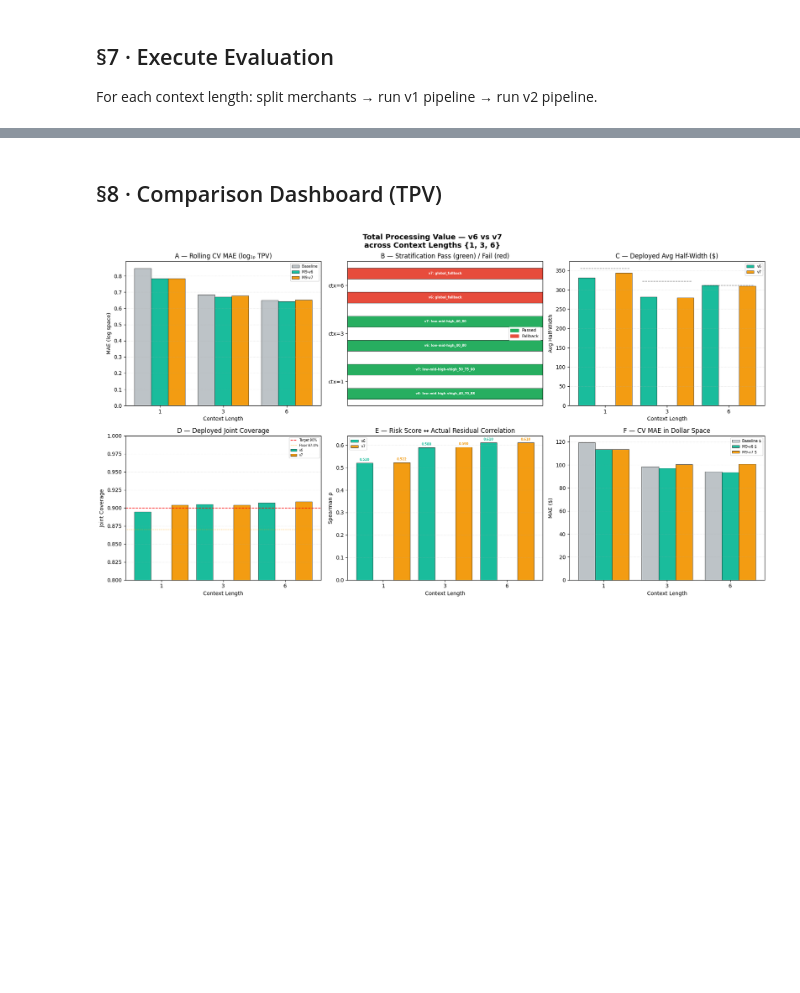
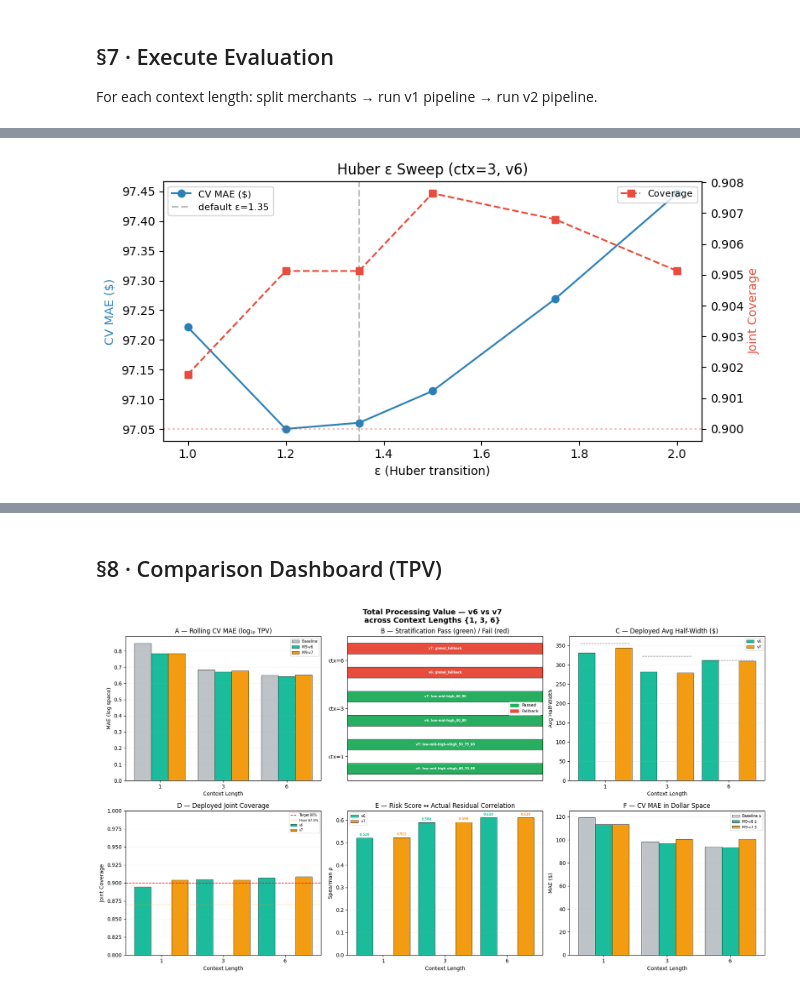
Before and after one commit to Yattmeo/404_found_us, a Jupyter notebook: ml_pipeline/Matt_EDA/Supervised learning/m8_unified_ctx_eval_TPV.ipynb, the cells around one changed output, grey strips where cells are left out. Cells and saved outputs as stored; diff of their text form; code cells hidden in the pictures; blank space fills up the shorter version.

Commit message:
architecture study, ablation study completion for hyperparameters
hyperparams appropriately chosen for this dataset

```diff
--- a/ml_pipeline/Matt_EDA/Supervised learning/m8_unified_ctx_eval_TPV.ipynb
+++ b/ml_pipeline/Matt_EDA/Supervised learning/m8_unified_ctx_eval_TPV.ipynb
@@ -1104,8 +1106,8 @@ def run_pipeline_v5(df_full, train_scen, val_scen, test_scen,
         If True, multiply sample weights by expm1(context_mean_log) so the
         regression prioritises log-accuracy for high-TPV merchants.
     epsilon : float
-        HuberRegressor epsilon parameter (default 1.35). Controls transition
-        from L2 to L1 loss. Smaller = more robust to outliers.
+        HuberRegressor epsilon parameter (default 1.35). Controls the
+        transition between L1 and L2 loss. Smaller = more robust to outliers.
     """
 
     # ── 1. Rolling temporal CV (log-space, for MAE comparison) ────────────────
@@ -1139,10 +1141,10 @@ def run_pipeline_v5(df_full, train_scen, val_scen, test_scen,
         if dollar_weight:
             sw *= np.array([np.expm1(np.mean(s['context_data'][LOG_TARGET].values))
                             for s in tr_f])
-            m = HuberRegressor(epsilon=epsilon, max_iter=500)
+
         preds_log = np.zeros_like(y_te_log, dtype=float)
         for h in range(HORIZON_LEN):
-            m = HuberRegressor(epsilon=1.35, max_iter=500)
+            m = HuberRegressor(epsilon=epsilon, max_iter=500)
             m.fit(X_tr_raw, y_tr_log[:, h], sample_weight=sw)
             preds_log[:, h] = m.predict(X_te_raw)
 
@@ -1197,10 +1199,10 @@ def run_pipeline_v5(df_full, train_scen, val_scen, test_scen,
                         for s in train_ci])
 
     cal_preds_log = np.zeros_like(y_cal_log, dtype=float)
-        m = HuberRegressor(epsilon=epsilon, max_iter=500)
+    te_preds_log  = np.zeros_like(y_te_log,  dtype=float)
     models = []
     for h in range(HORIZON_LEN):
-        m = HuberRegressor(epsilon=1.35, max_iter=500)
+        m = HuberRegressor(epsilon=epsilon, max_iter=500)
         m.fit(X_tr_raw, y_tr_log[:, h], sample_weight=sw)
         cal_preds_log[:, h] = m.predict(X_cal_raw)
         te_preds_log[:, h]  = m.predict(X_te_raw)
@@ -1270,10 +1272,10 @@ def run_pipeline_v5(df_full, train_scen, val_scen, test_scen,
         if dollar_weight:
             sw_cf *= np.array([np.expm1(np.mean(s['context_data'][LOG_TARGET].values))
                                for s in cf_tr])
-            mcf = HuberRegressor(epsilon=epsilon, max_iter=500)
+
         preds_cf_log = np.zeros_like(y_cf_te_log, dtype=float)
         for h in range(HORIZON_LEN):
-            mcf = HuberRegressor(epsilon=1.35, max_iter=500)
+            mcf = HuberRegressor(epsilon=epsilon, max_iter=500)
             mcf.fit(X_cf_tr, y_cf_tr_log[:, h], sample_weight=sw_cf)
             preds_cf_log[:, h] = mcf.predict(X_cf_te)
 
@@ -1420,7 +1422,6 @@ def run_pipeline_v5(df_full, train_scen, val_scen, test_scen,
         'width_reduction_pct': width_red,
         'spearman_rho': rho, 'spearman_p': rho_p,
         'feature_importances': dict(zip(risk_names, avg_imp)),
-
         'bias_correction_var': cv_log_var,
     }
 # %%
@@ -2223,0 +2222,60 @@ Each k value requires rebuilding the kNN cache (~2–5 min each).
+# %%
+# ── ε sweep (fixed ctx=3, v6 config, existing kNN cache k=10) ─────────────────
+eps_sweep_results = []
+
+for eps_val in EPSILON_VALUES:
+    t0 = time.time()
+    print(f"  ε={eps_val:.2f} ...", end=' ', flush=True)
+
+    r = run_pipeline_v5(
+        df, _train_abl, _val_abl, _test_abl,
+        pool_mean_cache, knn_pool_mean_cache, _fcuts_abl,
+        build_features_v6, risk_features_v6, RISK_NAMES_V6,
+        'v6', _CTX_ABLATION,
+        bias_alpha=0.0, dollar_weight=True, epsilon=eps_val)
+
+    r['epsilon'] = eps_val
+    eps_sweep_results.append(r)
+    elapsed = time.time() - t0
+    if 'error' in r:
+        print(f"ERROR: {r['error']}")
+    else:
+        print(f"MAE(log)={r['cv_m9_mae']:.4f}  MAE($)=${r['cv_m9_mae_dollar']:.0f}  "
+              f"cov={r['strat_joint_cov']:.3f}  [{elapsed:.1f}s]")
+
+# ── Summary table ─────────────────────────────────────────────────────────────
+print(f"\n{'='*65}")
+print(f"  ε SWEEP SUMMARY — ctx={_CTX_ABLATION}, v6 config")
+print(f"{'='*65}")
+print(f"  {'ε':>5s} | {'CV MAE(log)':>11s} | {'CV MAE($)':>11s} | {'Cov':>6s} | {'HW($)':>9s}")
+print(f"  {'-'*5}   {'-'*11}   {'-'*11}   {'-'*6}   {'-'*9}")
+for r in eps_sweep_results:
+    if 'error' in r:
+        print(f"  {r['epsilon']:>5.2f} | {'ERROR':>11s}")
+        continue
+    marker = ' ← default' if abs(r['epsilon'] - 1.35) < 0.001 else ''
+    print(f"  {r['epsilon']:>5.2f} | {r['cv_m9_mae']:>11.4f} | ${r['cv_m9_mae_dollar']:>10.0f} | "
+          f"{r['strat_joint_cov']:>6.3f} | ${r['strat_avg_hw']:>8.0f}{marker}")
+
+# ── Plot ──────────────────────────────────────────────────────────────────────
+_eps = [r['epsilon'] for r in eps_sweep_results if 'error' not in r]
+_maes_e = [r['cv_m9_mae_dollar'] for r in eps_sweep_results if 'error' not in r]
+_covs_e = [r['strat_joint_cov'] for r in eps_sweep_results if 'error' not in r]
+
+fig, ax1 = plt.subplots(figsize=(8, 4))
+ax1.plot(_eps, _maes_e, 'o-', color='#2980b9', label='CV MAE ($)')
+ax1.set_xlabel('ε (Huber transition)')
+ax1.set_ylabel('CV MAE ($)', color='#2980b9')
+ax1.axvline(1.35, color='grey', ls='--', alpha=0.5, label='default ε=1.35')
+
+ax2 = ax1.twinx()
+ax2.plot(_eps, _covs_e, 's--', color='#e74c3c', label='Coverage')
+ax2.set_ylabel('Joint Coverage', color='#e74c3c')
+ax2.axhline(TARGET_COV, color='#e74c3c', ls=':', alpha=0.4)
+
+ax1.legend(loc='upper left', fontsize=8)
+ax2.legend(loc='upper right', fontsize=8)
+ax1.set_title(f'Huber ε Sweep (ctx={_CTX_ABLATION}, v6)')
+plt.tight_layout()
+plt.show()
+# %% [output]
@@ -2223,0 +2300 @@ Each k value requires rebuilding the kNN cache (~2–5 min each).
+[figure, added]
```
Also changed, not shown: parts of 29 cells of this notebook, 2 other files.
